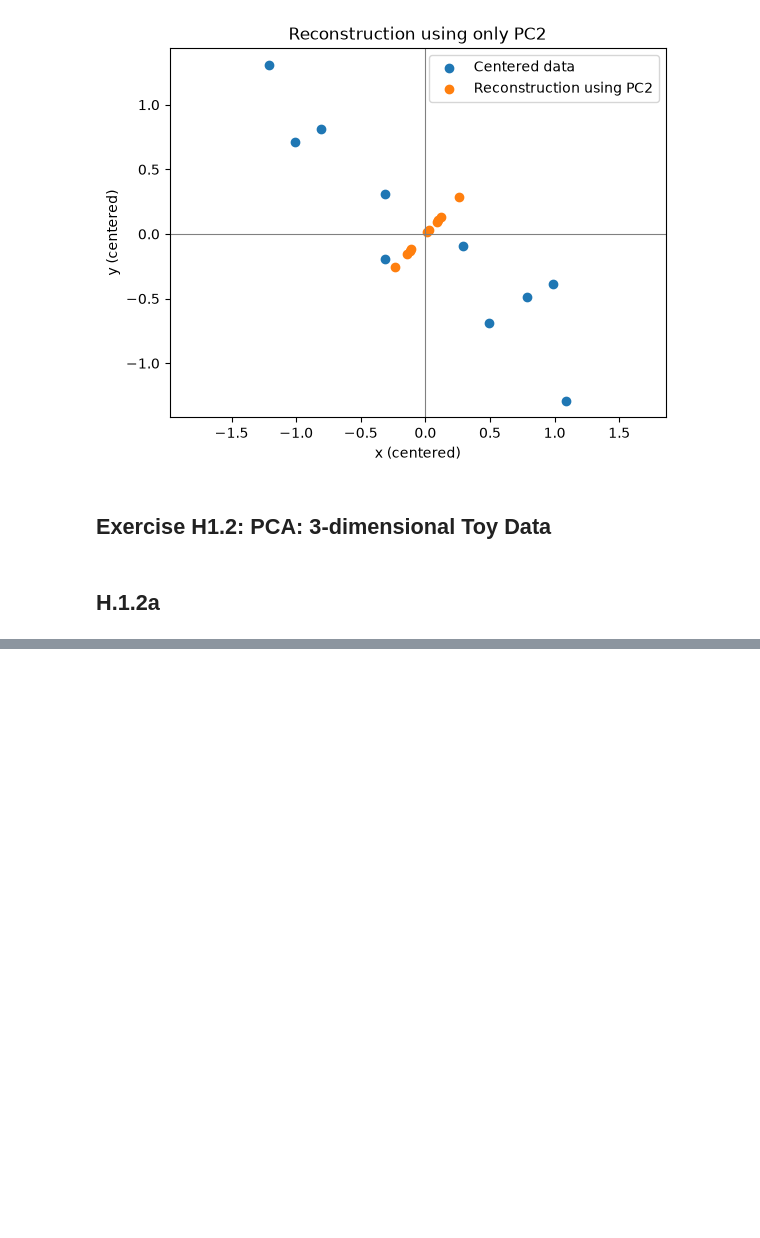
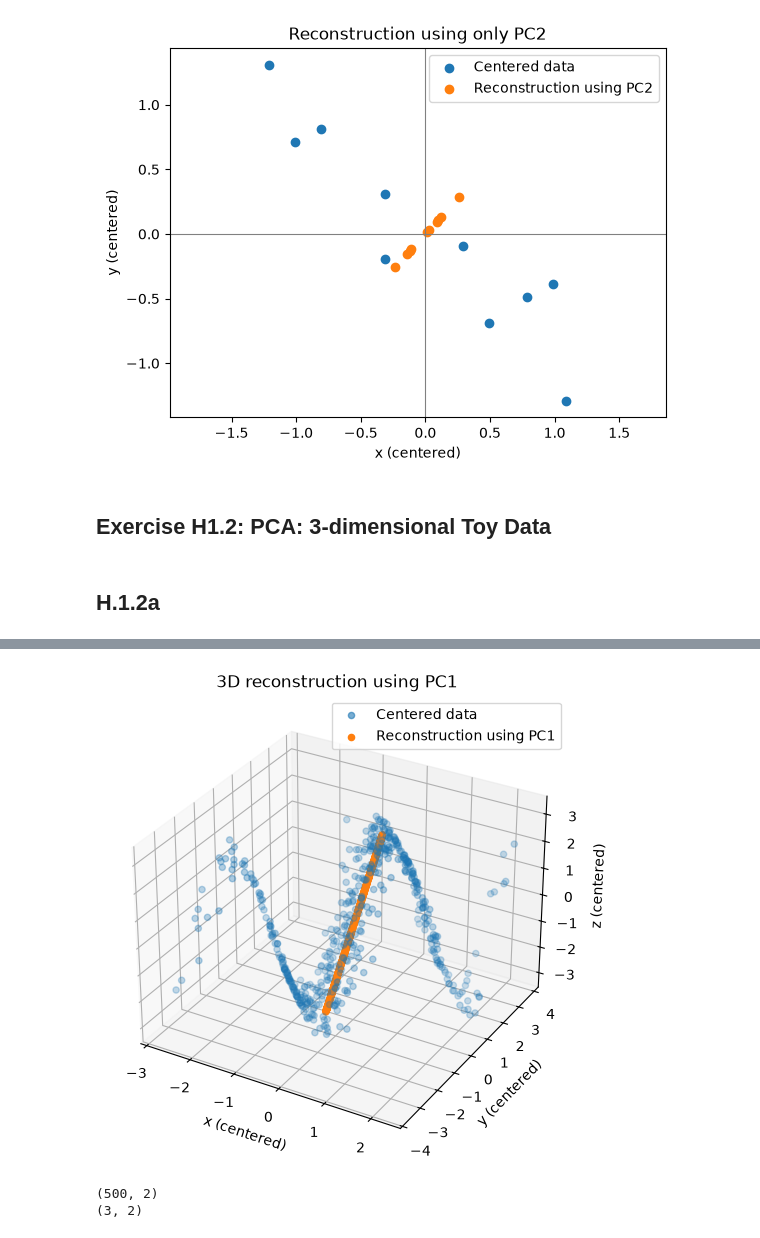
Before and after one commit to moritzeckardt/tub-machine-intelligence-2, a Jupyter notebook: exercise1/exercise1.ipynb, the cells around one changed output, grey strips where cells are left out. Cells and saved outputs as stored; diff of their text form; code cells hidden in the pictures; blank space fills up the shorter version.

```diff
--- a/exercise1/exercise1.ipynb
+++ b/exercise1/exercise1.ipynb
@@ -236,0 +431,42 @@ plt.show()
+# %%
+fig = plt.figure(figsize=(8, 6))
+ax = fig.add_subplot(111, projection="3d")
+
+ax.scatter(
+    pca_3d_centered[:, 0],
+    pca_3d_centered[:, 1],
+    pca_3d_centered[:, 2],
+    alpha=0.6,
+    label="Centered data"
+)
+
+ax.scatter(
+    pca_3d_centered_reconstructed_pc1[:, 0].real,
+    pca_3d_centered_reconstructed_pc1[:, 1].real,
+    pca_3d_centered_reconstructed_pc1[:, 2].real,
+    label="Reconstruction using PC1"
+)
+
+ax.set_xlabel("x (centered)")
+ax.set_ylabel("y (centered)")
+ax.set_zlabel("z (centered)")
+ax.set_title("3D reconstruction using PC1")
+ax.legend()
+
+plt.show()
+# %% [output]
+[figure, added]
+# %%
+# select pc1 and pc2 coordinates
+pc1_and_2_coords_3d = pca_3d_pc_coords[:, 0:2]
+print(pc1_and_2_coords_3d.shape)
+
+# select pc1 and pc2
+pc1_and_2_3d = pcs_3d[:, 0:2]
+print(pc1_and_2_3d.shape)
+
+# reconstruct data points in original feature space via matrix mul
+pca_3d_centered_reconstructed_pc1_and_2 = pc1_and_2_coords_3d @ pc1_and_2_3d.T
+# %% [output]
+(500, 2)
+(3, 2)
```
Also changed, not shown: parts of 25 cells of this notebook, 1 other file.
